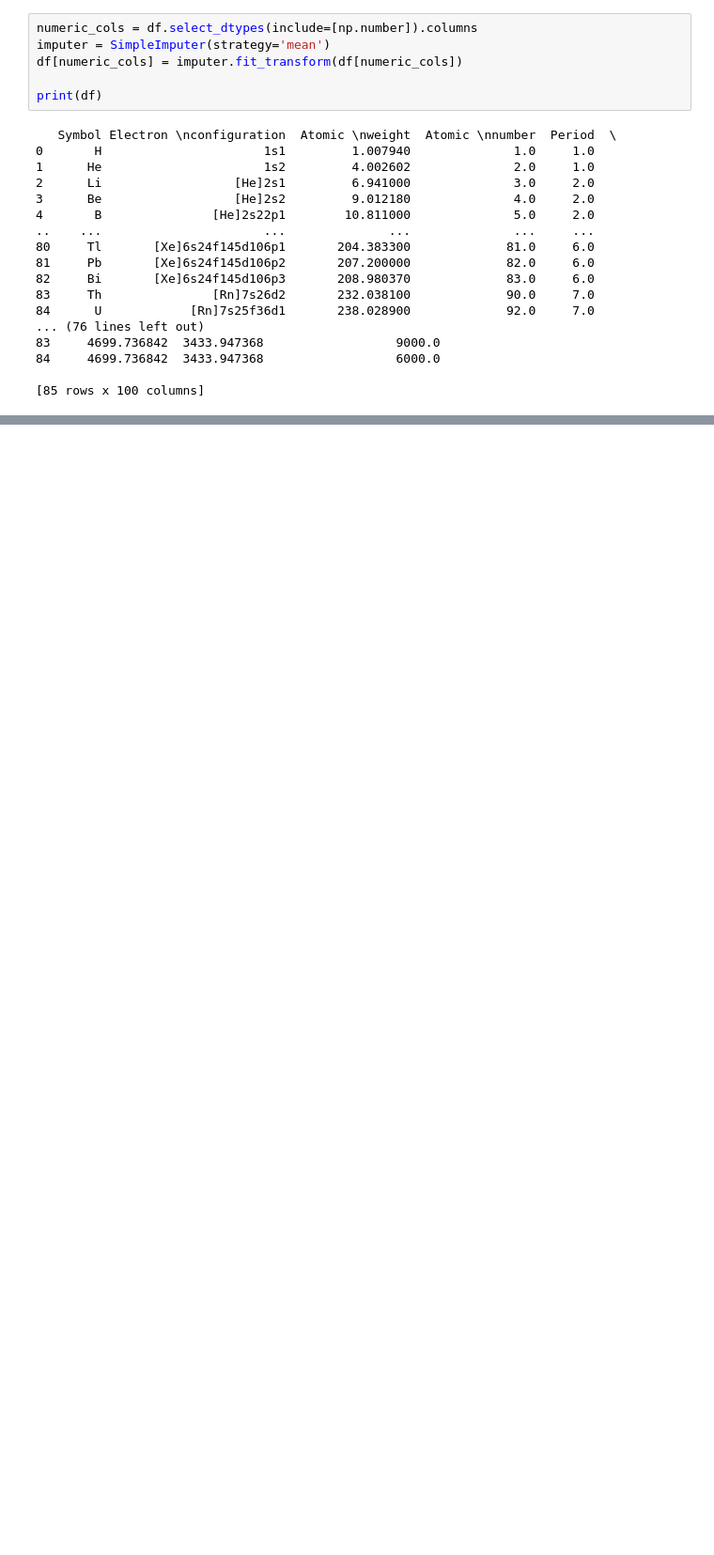
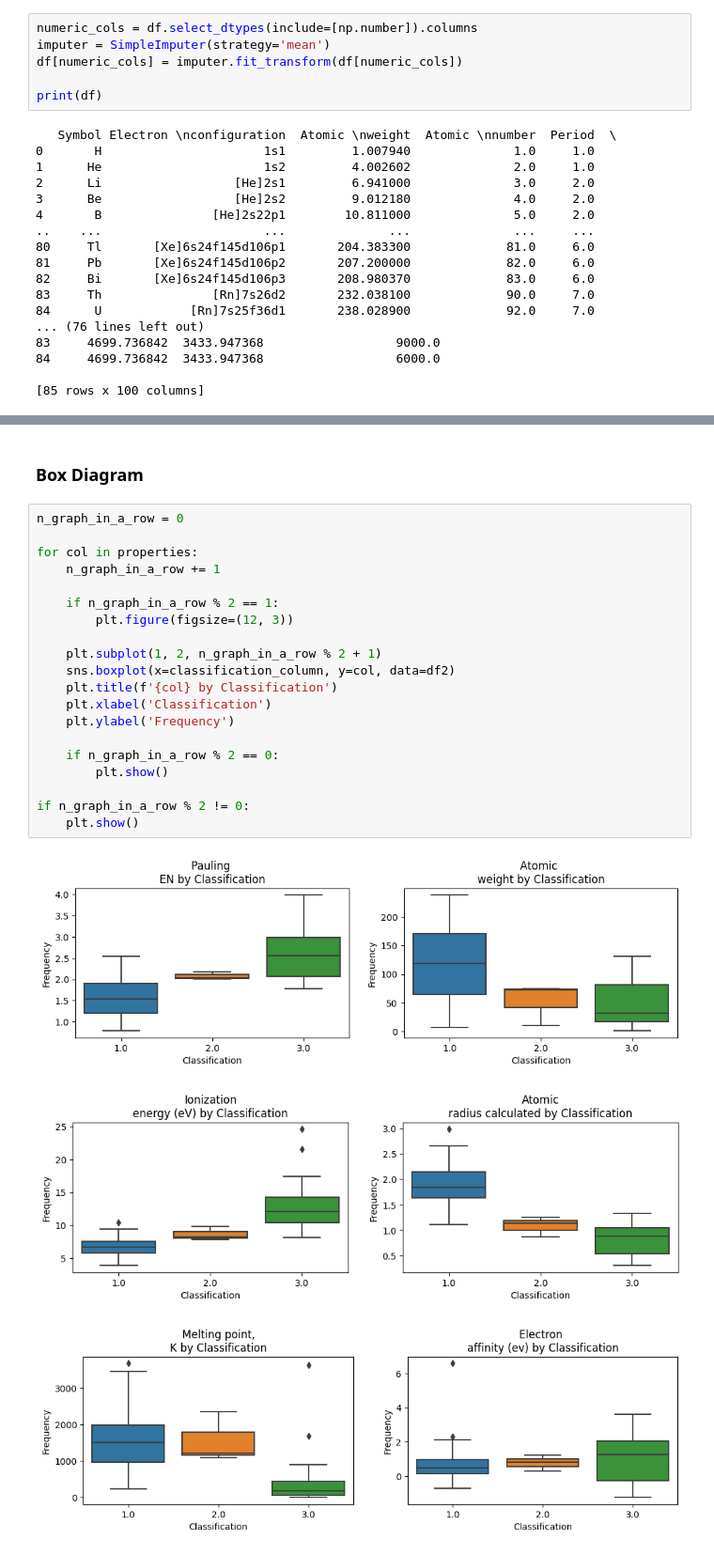
Before and after one commit to G180125/Research-Assessment-3, a Jupyter notebook: Research.ipynb, the cells around one changed output, grey strips where cells are left out. Shown at 94% size. Saved outputs shown, nothing was run; the diff lists cells and outputs as text; blank space fills up the shorter version.

```diff
--- a/Research.ipynb
+++ b/Research.ipynb
@@ -234,0 +242,26 @@ The correlation between atomic size, electronegativity, and melting points varie
+# %% [markdown]
+### Box Diagram
+# %%
+n_graph_in_a_row = 0
+
+for col in properties:
+    n_graph_in_a_row += 1
+
+    if n_graph_in_a_row % 2 == 1:
+        plt.figure(figsize=(12, 3))
+
+    plt.subplot(1, 2, n_graph_in_a_row % 2 + 1)
+    sns.boxplot(x=classification_column, y=col, data=df2)
+    plt.title(f'{col} by Classification')
+    plt.xlabel('Classification')
+    plt.ylabel('Frequency')
+
+    if n_graph_in_a_row % 2 == 0:
+        plt.show()
+
+if n_graph_in_a_row % 2 != 0:
+    plt.show()
+# %% [output]
+[figure, added]
+[figure, added]
+[figure, added]
```
Also changed, not shown: parts of 58 cells of this notebook.
